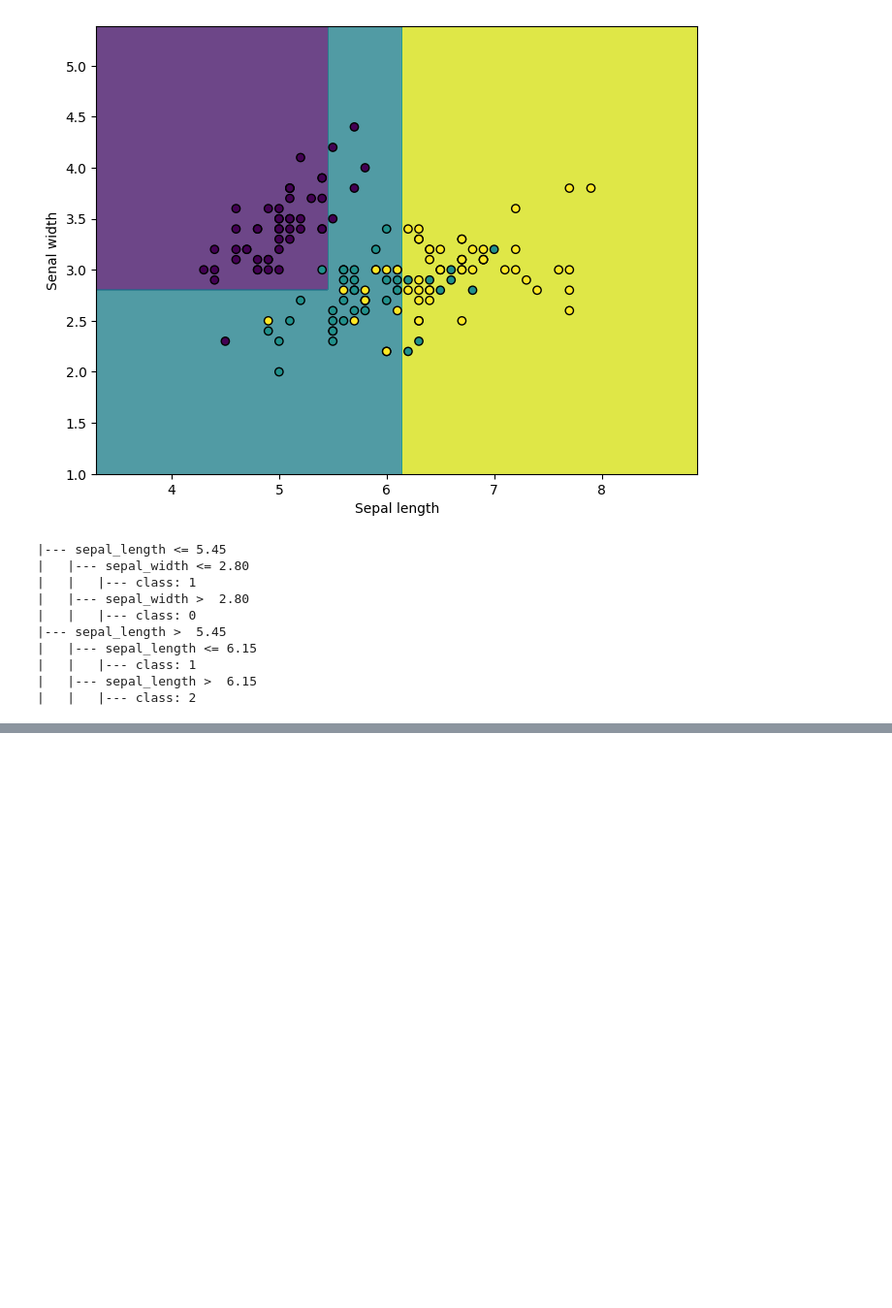
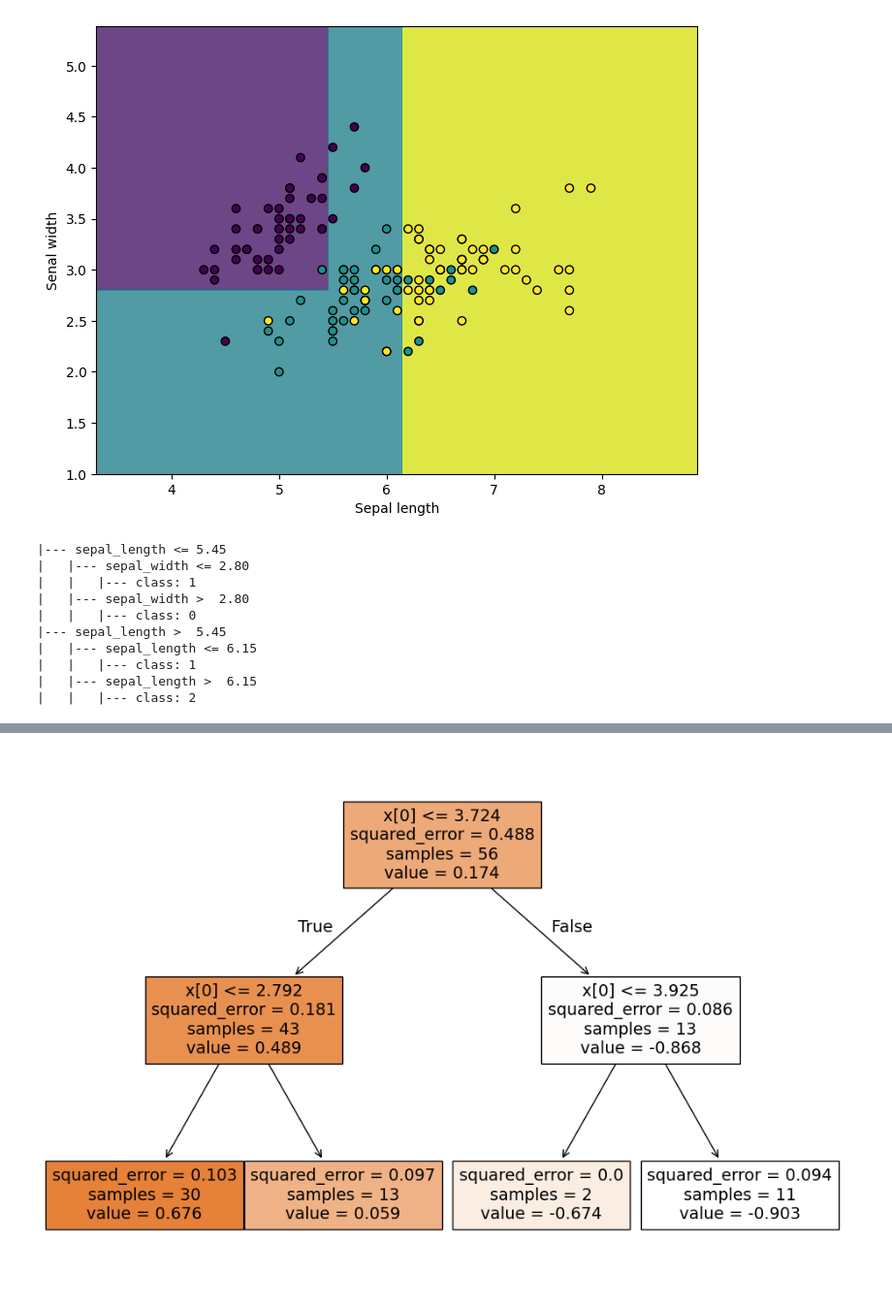
Before and after one commit to NafeelAhmad/campusx-ML-algo-code, a Jupyter notebook: ML Algorithm/DecisionTree.ipynb, the cells around one changed output, grey strips where cells are left out. Shown at 97% size. Drawn from its saved outputs; the diff is of its cells as text; code cells hidden in the pictures; blank space fills up the shorter version.

```diff
--- a/ML Algorithm/DecisionTree.ipynb
+++ b/ML Algorithm/DecisionTree.ipynb
@@ -100,0 +98,8 @@ TypeError: only 0-dimensional arrays can be converted to Python scalars
+# %%
+from sklearn.tree import plot_tree
+
+plt.figure(figsize=(12,8))
+plot_tree(regressor,filled=True)
+plt.show()
+# %% [output]
+[figure, added]
```
Also changed, not shown: parts of 2 cells of this notebook, 1 other file.
